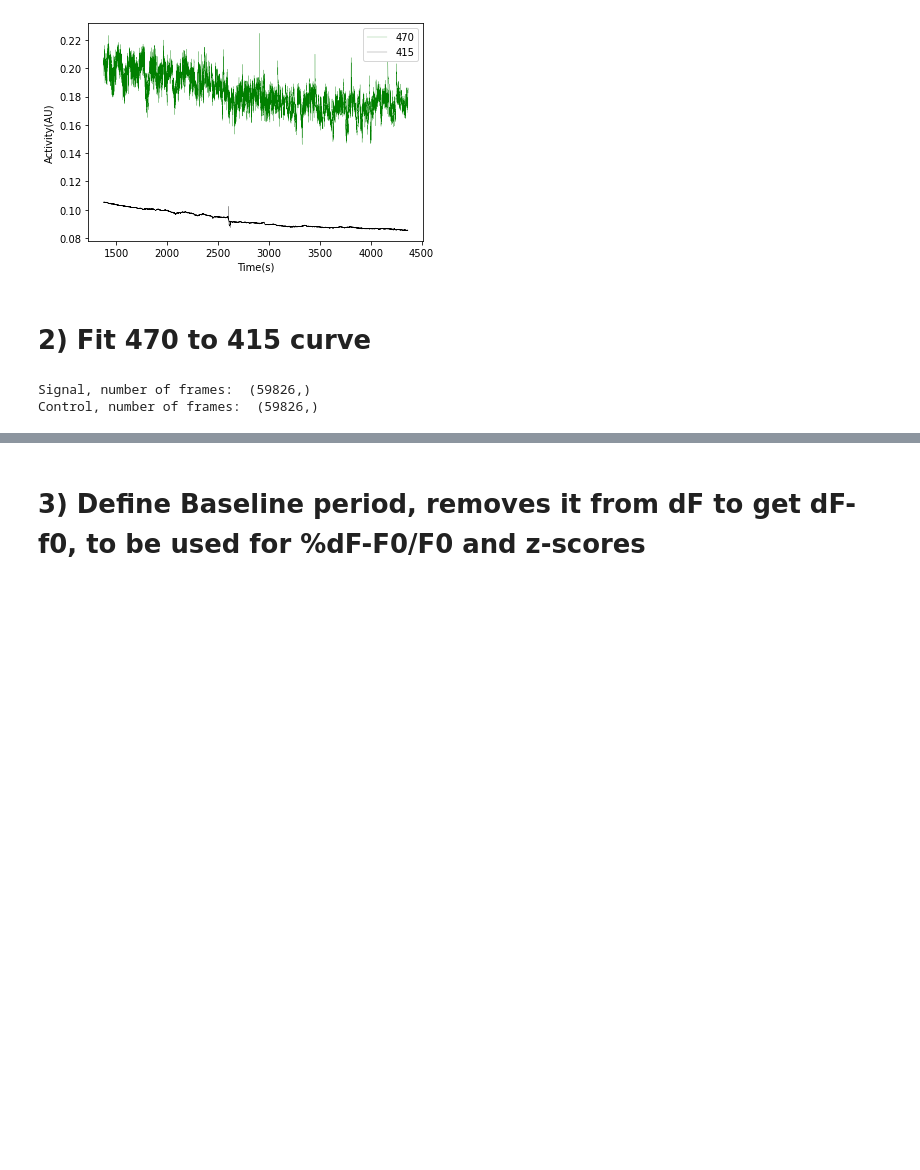
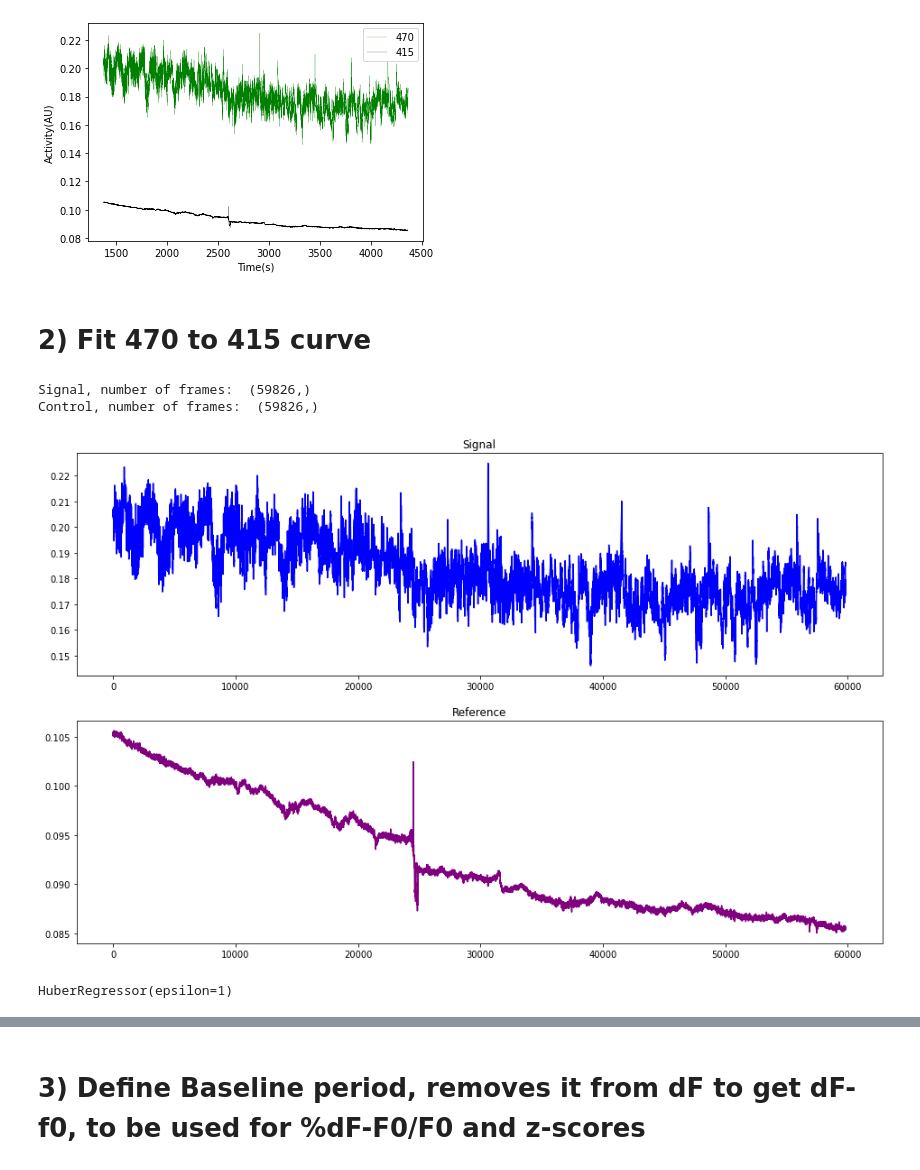
Before and after one commit to PolarBean/PhotometryNotebooks, a Jupyter notebook: Photometry-Preprocessing-v3.ipynb, the cells around one changed output, grey strips where cells are left out. Drawn from its saved outputs; the diff is of its cells as text; code cells hidden in the pictures; blank space fills up the shorter version.

```diff
--- a/Photometry-Preprocessing-v3.ipynb
+++ b/Photometry-Preprocessing-v3.ipynb
@@ -121,12 +118,34 @@ Success! Saved as C:\Users\61447\Documents\Tempfiles\MiaNewFiles\Demo\Single-fol
 # %%
 ##### For now, if they are uneven # of frames, you'll need to manually remove the last frame from the one with the highest
 #### Adjust this to take these values from the newly created m19_rawtraces.csv
-signal = df470['470nm']
-control = df415['415nm']
+raw_signal = df470['470nm']
+raw_reference = df415['415nm']
 
 
-print("Signal, number of frames: ",signal.shape)
-print("Control, number of frames: ",control.shape)
+print("Signal, number of frames: ",raw_signal.shape)
+print("Control, number of frames: ",raw_reference.shape)
 # %% [output]
 Signal, number of frames:  (59826,)
 Control, number of frames:  (59826,)
+# %%
+##Plotting and comparing signal and reference
+fig = plt.figure(figsize=(16, 10))
+ax1 = fig.add_subplot(211)
+ax1.plot(raw_signal,'blue',linewidth=1.5)
+ax2 = fig.add_subplot(212)
+ax2.plot(raw_reference,'purple',linewidth=1.5)
+ax1.set_title("Signal")
+ax2.set_title("Reference")
+
+plt.show()
+# %% [output]
+[figure, added]
+# %%
+##a linear regression of reference and signal
+##we use the huberregressor as it is robust often not different to Linear Regression
+from sklearn.linear_model import HuberRegressor
+model = HuberRegressor(epsilon=1)
+n=len(raw_reference)
+model.fit(raw_reference.values.reshape(n, 1), raw_signal.values.reshape(n,1))
+# %% [output]
+HuberRegressor(epsilon=1)
```
Also changed, not shown: parts of 15 cells of this notebook, 6 other files.
